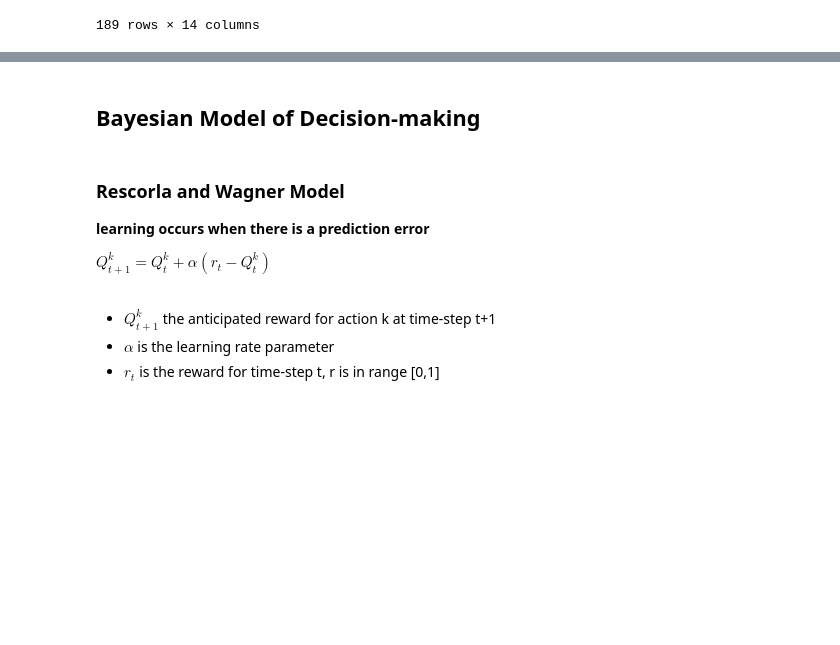
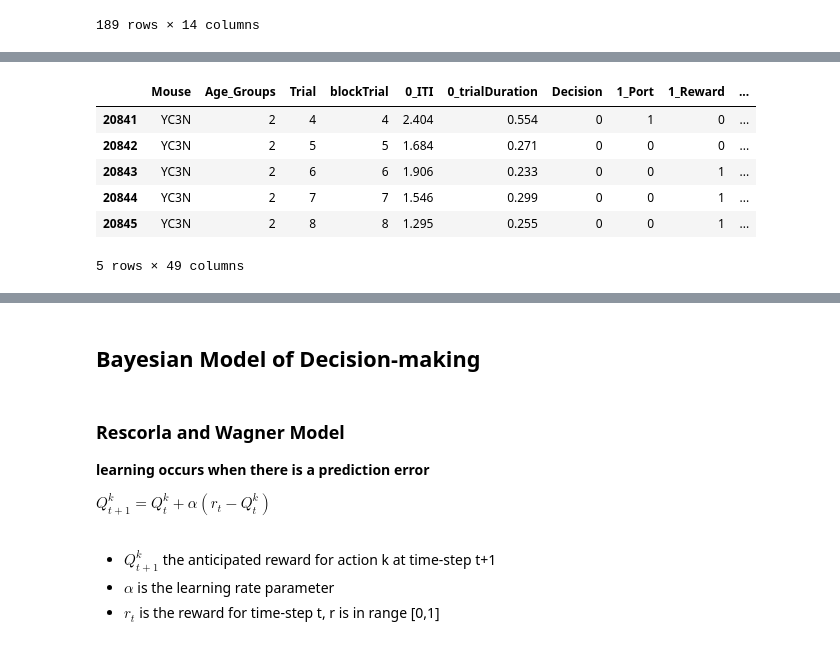
Before and after one commit to carlotoast/DRKM_Mouse_Jun25, a Jupyter notebook: KM_data_bayesian_HBM_080525.ipynb, the cells around one changed output, grey strips where cells are left out. Drawn from its saved outputs; the diff is of its cells as text; code cells hidden in the pictures; blank space fills up the shorter version.

```diff
--- a/KM_data_bayesian_HBM_080525.ipynb
+++ b/KM_data_bayesian_HBM_080525.ipynb
@@ -233,0 +272,11 @@ wsls_df
+# %%
+#Double Checking Mouse Age Group Data by Session_ID
+data_df[data_df['Session_ID'] == 'YC3N_Session5'].head()
+# %% [output]
+|  | Mouse | Age_Groups | Trial | blockTrial | 0_ITI | 0_trialDuration | Decision | 1_Port | 1_Reward | ... |
+| 20841 | YC3N | 2 | 4 | 4 | 2.404 | 0.554 | 0 | 1 | 0 | ... |
+| 20842 | YC3N | 2 | 5 | 5 | 1.684 | 0.271 | 0 | 0 | 0 | ... |
+| 20843 | YC3N | 2 | 6 | 6 | 1.906 | 0.233 | 0 | 0 | 1 | ... |
+| 20844 | YC3N | 2 | 7 | 7 | 1.546 | 0.299 | 0 | 0 | 1 | ... |
+| 20845 | YC3N | 2 | 8 | 8 | 1.295 | 0.255 | 0 | 0 | 1 | ... |
+5 rows × 49 columns
```
Also changed, not shown: parts of 14 cells of this notebook.
